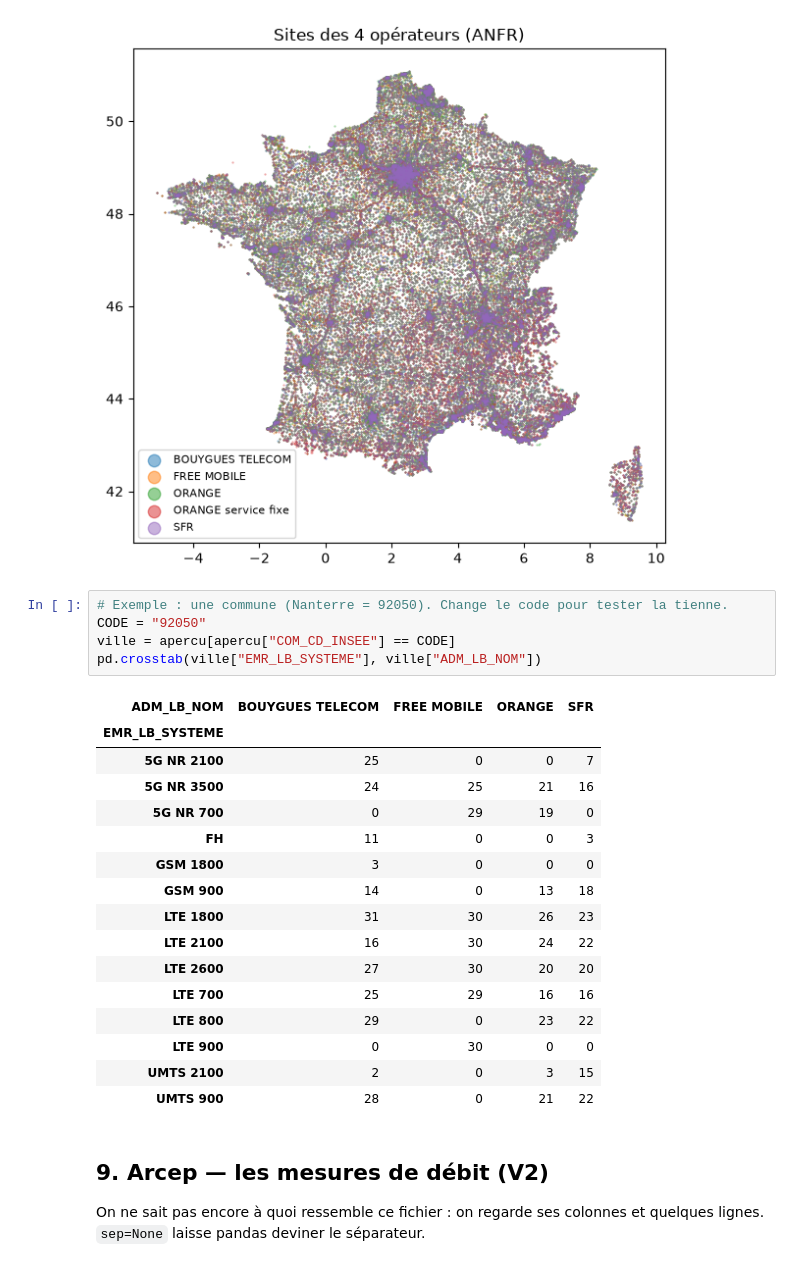
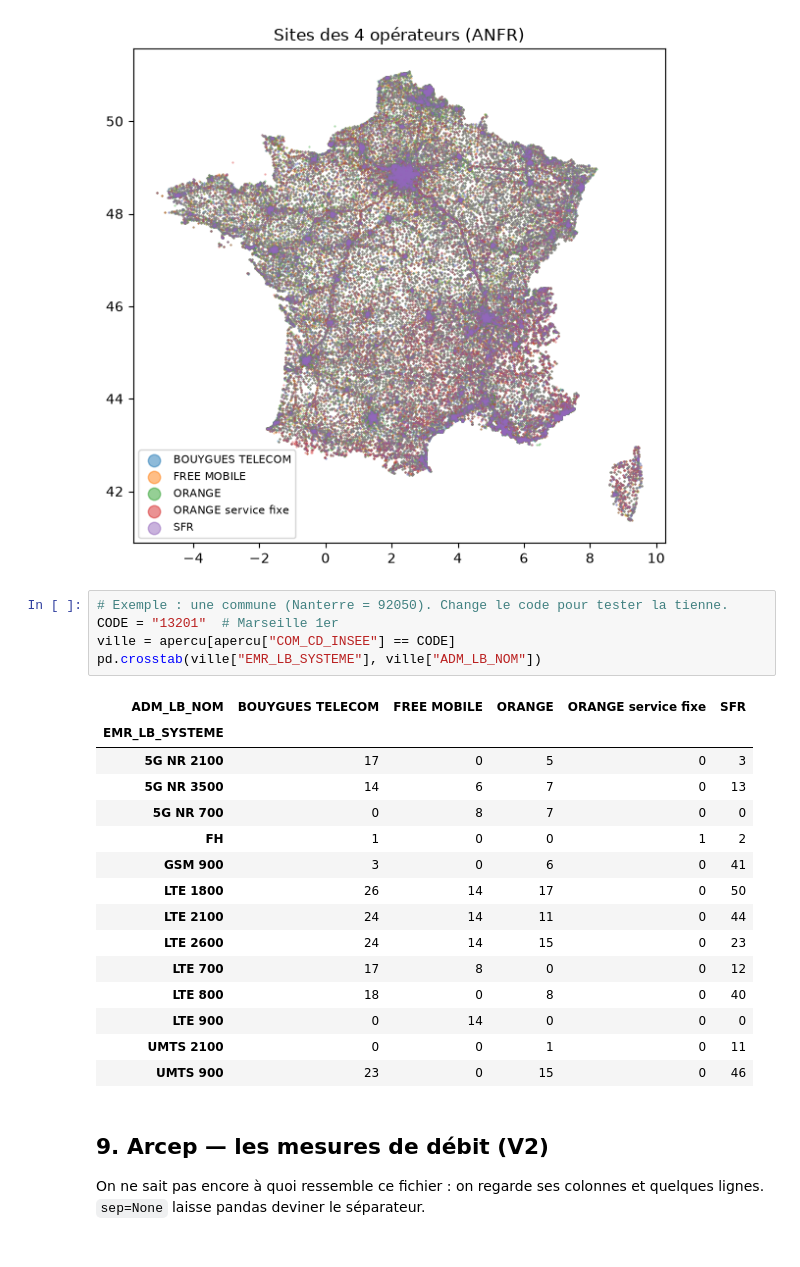
Before and after one commit to raoufRahmani/Best-mobile-operator, a Jupyter notebook: 01_exploration.ipynb, the cells around one changed output. Saved outputs shown, nothing was run; the diff lists cells and outputs as text.

Commit message:
update exploration by finale table view

```diff
--- a/01_exploration.ipynb
+++ b/01_exploration.ipynb
@@ -313,26 +313,25 @@ plt.show()
 [figure]
 # %%
 # Exemple : une commune (Nanterre = 92050). Change le code pour tester la tienne.
-CODE = "92050"
+CODE = "13201"  # Marseille 1er
 ville = apercu[apercu["COM_CD_INSEE"] == CODE]
 pd.crosstab(ville["EMR_LB_SYSTEME"], ville["ADM_LB_NOM"])
 # %% [output]
-| ADM_LB_NOM | BOUYGUES TELECOM | FREE MOBILE | ORANGE | SFR |
-| EMR_LB_SYSTEME |  |  |  |  |
-| 5G NR 2100 | 25 | 0 | 0 | 7 |
-| 5G NR 3500 | 24 | 25 | 21 | 16 |
-| 5G NR 700 | 0 | 29 | 19 | 0 |
-| FH | 11 | 0 | 0 | 3 |
-| GSM 1800 | 3 | 0 | 0 | 0 |
-| GSM 900 | 14 | 0 | 13 | 18 |
-| LTE 1800 | 31 | 30 | 26 | 23 |
-| LTE 2100 | 16 | 30 | 24 | 22 |
-| LTE 2600 | 27 | 30 | 20 | 20 |
-| LTE 700 | 25 | 29 | 16 | 16 |
-| LTE 800 | 29 | 0 | 23 | 22 |
-| LTE 900 | 0 | 30 | 0 | 0 |
-| UMTS 2100 | 2 | 0 | 3 | 15 |
-| UMTS 900 | 28 | 0 | 21 | 22 |
+| ADM_LB_NOM | BOUYGUES TELECOM | FREE MOBILE | ORANGE | ORANGE service fixe | SFR |
+| EMR_LB_SYSTEME |  |  |  |  |  |
+| 5G NR 2100 | 17 | 0 | 5 | 0 | 3 |
+| 5G NR 3500 | 14 | 6 | 7 | 0 | 13 |
+| 5G NR 700 | 0 | 8 | 7 | 0 | 0 |
+| FH | 1 | 0 | 0 | 1 | 2 |
+| GSM 900 | 3 | 0 | 6 | 0 | 41 |
+| LTE 1800 | 26 | 14 | 17 | 0 | 50 |
+| LTE 2100 | 24 | 14 | 11 | 0 | 44 |
+| LTE 2600 | 24 | 14 | 15 | 0 | 23 |
+| LTE 700 | 17 | 8 | 0 | 0 | 12 |
+| LTE 800 | 18 | 0 | 8 | 0 | 40 |
+| LTE 900 | 0 | 14 | 0 | 0 | 0 |
+| UMTS 2100 | 0 | 0 | 1 | 0 | 11 |
+| UMTS 900 | 23 | 0 | 15 | 0 | 46 |
 # %% [markdown]
 ## 9. Arcep — les mesures de débit (V2)
 
```
Also changed, not shown: parts of 1 cell of this notebook.
